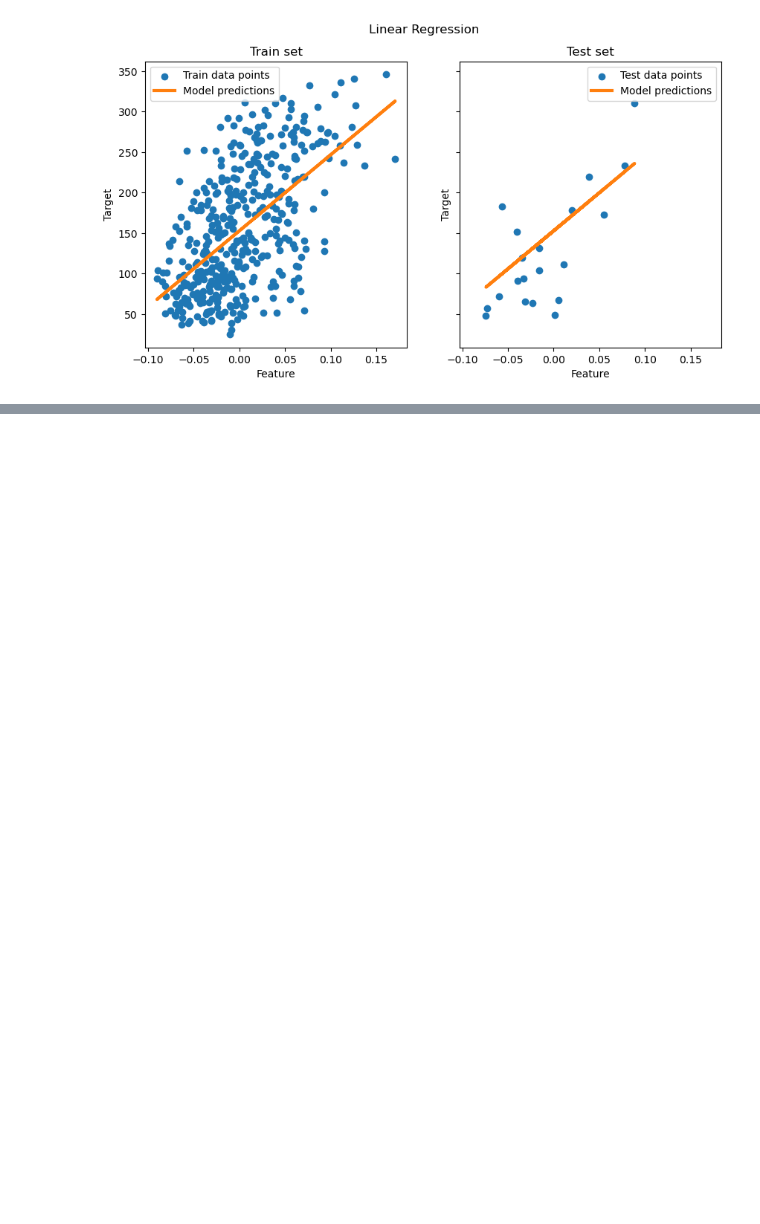
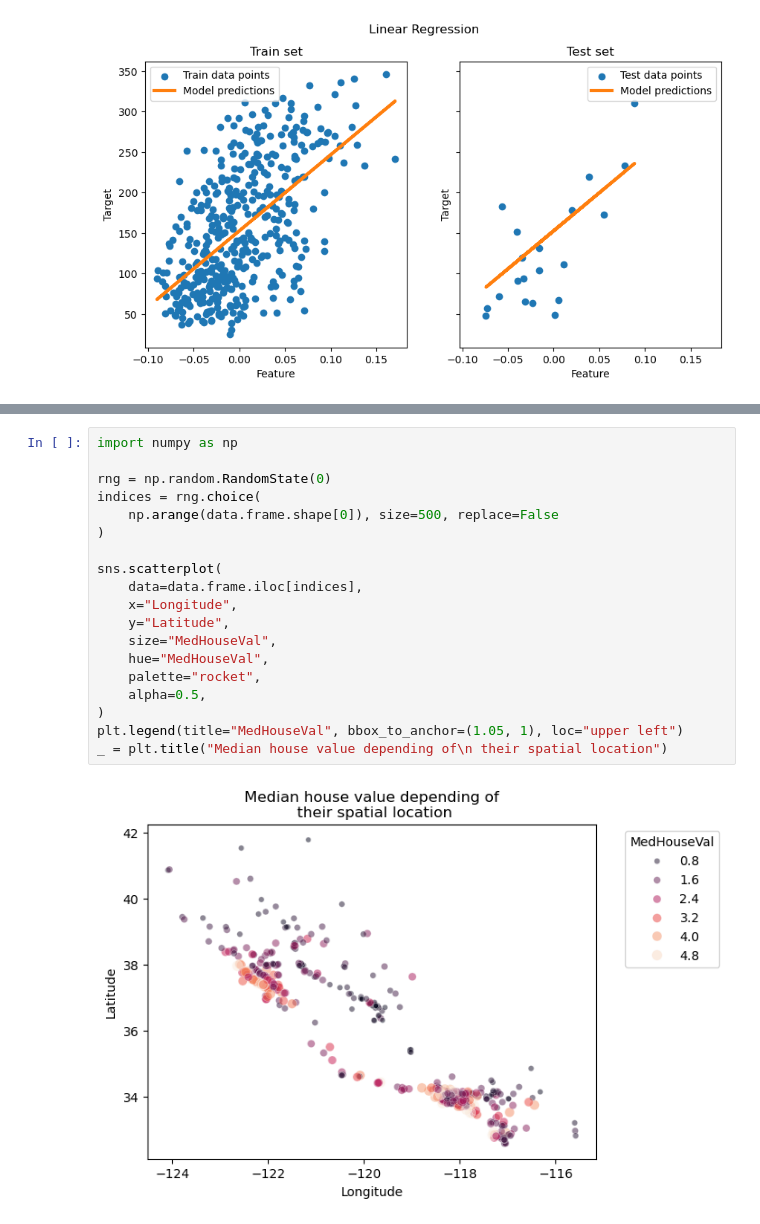
Before and after one commit to GarlicToothpaste/classical-ml-projects, a Jupyter notebook: sklearn/linear_regression.ipynb, the cells around one changed output, grey strips where cells are left out. Drawn from its saved outputs; the diff is of its cells as text; blank space fills up the shorter version.

```diff
--- a/sklearn/linear_regression.ipynb
+++ b/sklearn/linear_regression.ipynb
@@ -96,0 +147,21 @@ Coefficient of determination: -27.22
+# %%
+import numpy as np
+
+rng = np.random.RandomState(0)
+indices = rng.choice(
+    np.arange(data.frame.shape[0]), size=500, replace=False
+)
+
+sns.scatterplot(
+    data=data.frame.iloc[indices],
+    x="Longitude",
+    y="Latitude",
+    size="MedHouseVal",
+    hue="MedHouseVal",
+    palette="rocket",
+    alpha=0.5,
+)
+plt.legend(title="MedHouseVal", bbox_to_anchor=(1.05, 1), loc="upper left")
+_ = plt.title("Median house value depending of\n their spatial location")
+# %% [output]
+[figure, added]
```
Also changed, not shown: parts of 13 cells of this notebook.
